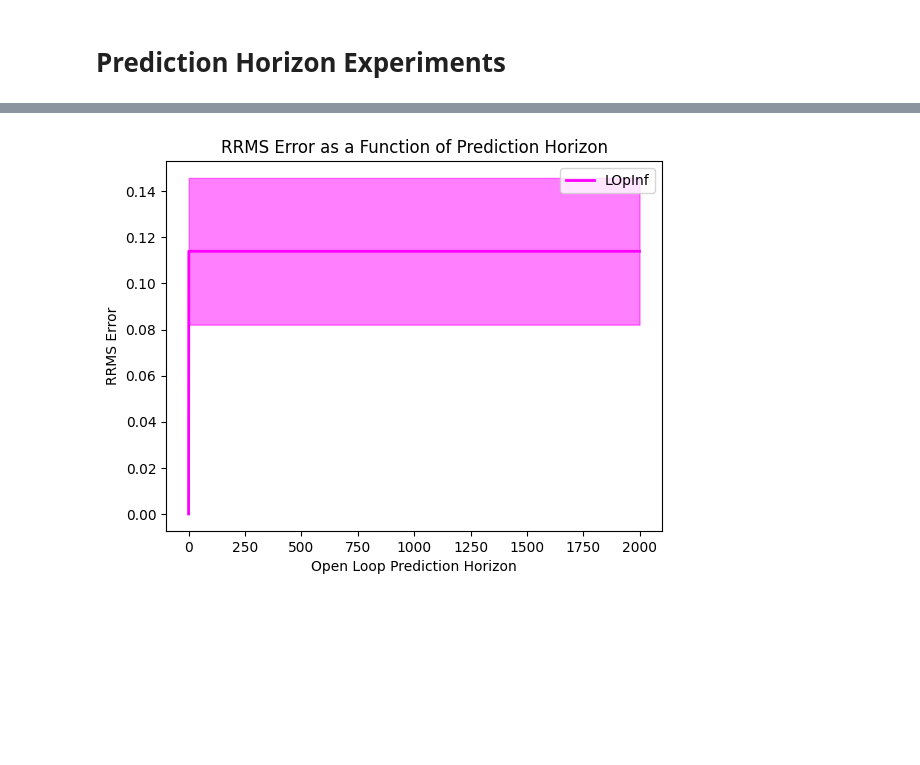
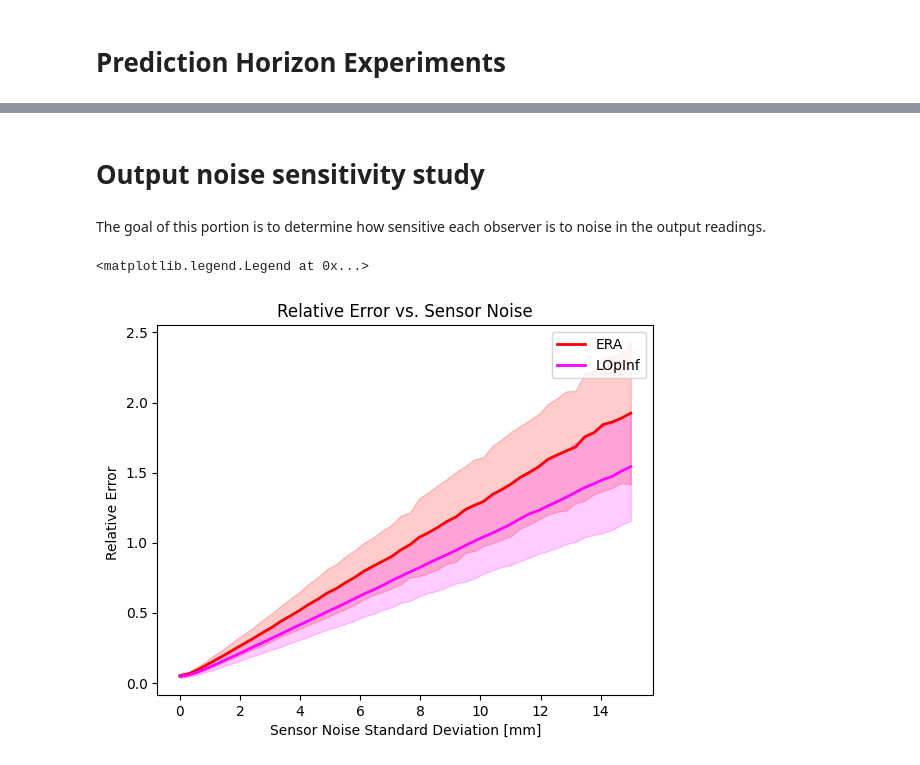
Before and after one commit to iman-adibnazari/anguilliformOptimalControl, a Jupyter notebook: src/stateObserverAnalysis_fullAssembly.ipynb, the cells around one changed output, grey strips where cells are left out. Cells and saved outputs as stored; diff of their text form; code cells hidden in the pictures; blank space fills up the shorter version.

Commit message:
add noise sensitivity analysis to observer analysis

```diff
--- a/src/stateObserverAnalysis_fullAssembly.ipynb
+++ b/src/stateObserverAnalysis_fullAssembly.ipynb
@@ -551,19 +554,0 @@ Text(0.5, 0, 'Prediction Horizon')
-# %%
-trial = 1
-fig, ax = plt.subplots()
-
-
-# plt.figure()
-ax.plot(Y_fom[0,:,trial], label="Ground Truth", color="black", linewidth=5)
-ax.plot(y_hat_era[0,:,trial], label="ERA Closed Loop", color="red", linewidth=2)
-# ax.plot(y_hat_ol_dmdc[0,:,trial], "--", label="DMDc Open Loop", color="blue", linewidth=5)
-# ax.plot(y_hat_dmdc[0,:,trial], label="DMDc Closed Loop", color="blue", linewidth=5)
-# plt.plot(y_hat_ol_opInf[0,:,trial], "--", label="OpInf Open Loop", color="green", linewidth=5)
-# plt.plot(y_hat_opInf[0,:,trial], label="OpInf Closed Loop", color="green", linewidth=5)
-ax.plot(y_hat_lopInf[0,0:600,trial], label="LOpInf Closed Loop", color="magenta", linewidth=2)
-ax.set_xlabel("Timestep")
-ax.set_ylabel("x")
-ax.set_title("Output 0 on Trial " + str(trial))
-ax.legend()
-# Save as svg
-# plt.savefig("output0_trial" + str(trial) + ".pdf", format="pdf")
@@ -572,0 +561,4 @@ ax.legend()
+# %% [markdown]
+# Output noise sensitivity study
+# %% [markdown]
+The goal of this portion is to determine how sensitive each observer is to noise in the output readings.
@@ -573,16 +658,20 @@ ax.legend()
 # %%
-# Plot RRMS error as a function of prediction horizon with standard deviation as colored region around mean
+# Plot average relative error and standard deviation of relative error for each method as a function of sensor noise with standard deviations as colored regions
 plt.figure()
-# plt.plot(rrms_era[0,:], label="ERA", color="red", linewidth=3)
-# plt.fill_between(np.arange(0,timesteps), rrms_era[0,:] - rrms_era[1,:], rrms_era[0,:] + rrms_era[1,:], color="red", alpha=0.5)
-# plt.plot(rrms_dmdc_horizon_avg, label="DMDc", color="blue", linewidth=1)
-# plt.fill_between(np.arange(0,timesteps), rrms_dmdc_horizon_avg - rrms_dmdc_horizon_std, rrms_dmdc_horizon_avg + rrms_dmdc_horizon_std, color="blue", alpha=0.5)
-plt.plot(rrms_lopInf_horizon_avg, label="LOpInf", color="magenta", linewidth=2)
-plt.fill_between(np.arange(0,timesteps), rrms_lopInf_horizon_avg - rrms_lopInf_horizon_std, rrms_lopInf_horizon_avg + rrms_lopInf_horizon_std, color="magenta", alpha=0.5)
-plt.xlabel("Open Loop Prediction Horizon")
-plt.ylabel("RRMS Error")
-plt.title("RRMS Error as a Function of Prediction Horizon")
+plt.plot(sigmas_noise, rel_error_era_avg, label="ERA", color="red", linewidth=2)
+plt.fill_between(sigmas_noise, rel_error_era_avg - rel_error_era_std, rel_error_era_avg + rel_error_era_std, color="red", alpha=0.2)
+# plt.plot(sigmas_noise, rel_error_dmdc_avg, label="DMDc", color="blue", linewidth=2)
+# plt.fill_between(sigmas_noise, rel_error_dmdc_avg - rel_error_dmdc_std, rel_error_dmdc_avg + rel_error_dmdc_std, color="blue", alpha=0.2)
+plt.plot(sigmas_noise, rel_error_lopInf_avg, label="LOpInf", color="magenta", linewidth=2)
+plt.fill_between(sigmas_noise, rel_error_lopInf_avg - rel_error_lopInf_std, rel_error_lopInf_avg + rel_error_lopInf_std, color="magenta", alpha=0.2)
+plt.xlabel("Sensor Noise Standard Deviation [mm]")
+plt.ylabel("Relative Error ")
+plt.title("Relative Error vs. Sensor Noise")
 plt.legend()
-plt.show()
+# plt.show()
+
+# # Save as svg
+# plt.savefig("relativeErrorVsNoise.pdf", format="pdf", dpi=1200)
 # %% [output]
+<matplotlib.legend.Legend at 0x...>
-[figure, old version]
+[figure, new version]
```
Also changed, not shown: parts of 9 cells of this notebook.
